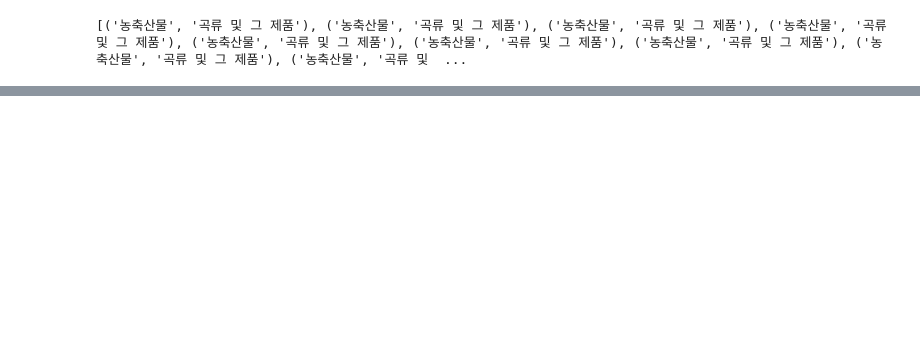
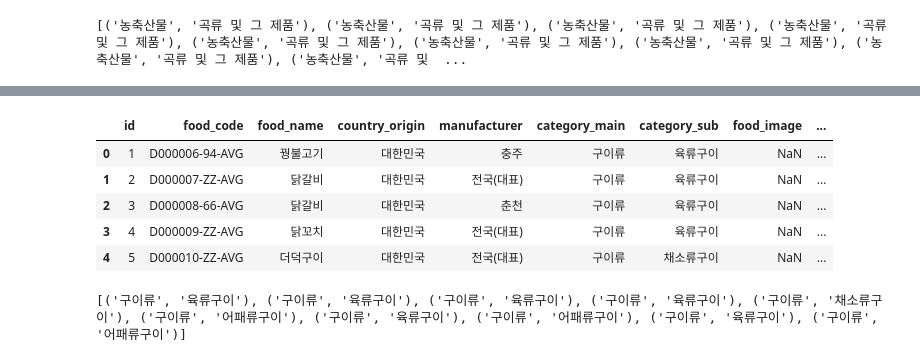
Before and after one commit to DiningCoach-Team/DiningCoach-backend, a Jupyter notebook: diningcoach/data_input/preprocess_csv.ipynb, the cells around one changed output, grey strips where cells are left out. Saved outputs shown, nothing was run; the diff lists cells and outputs as text; code cells hidden in the pictures; blank space fills up the shorter version.

```diff
--- a/diningcoach/data_input/preprocess_csv.ipynb
+++ b/diningcoach/data_input/preprocess_csv.ipynb
@@ -101,0 +116,21 @@ food_data.to_csv('new/fresh_food.csv', index=False)
+# %%
+id_col = list(range(1, len(food_data)+1))
+food_data['id'] = pd.DataFrame({'id' : id_col})
+# %%
+food_data['country_origin'] = food_data['country_origin'].replace(to_replace=[None], value='대한민국')
+food_data.head()
+# %% [output]
+|  | id | food_code | food_name | country_origin | manufacturer | category_main | category_sub | food_image | ... |
+| 0 | 1 | D000006-94-AVG | 꿩불고기 | 대한민국 | 충주 | 구이류 | 육류구이 | NaN | ... |
+| 1 | 2 | D000007-ZZ-AVG | 닭갈비 | 대한민국 | 전국(대표) | 구이류 | 육류구이 | NaN | ... |
+| 2 | 3 | D000008-66-AVG | 닭갈비 | 대한민국 | 춘천 | 구이류 | 육류구이 | NaN | ... |
+| 3 | 4 | D000009-ZZ-AVG | 닭꼬치 | 대한민국 | 전국(대표) | 구이류 | 육류구이 | NaN | ... |
+| 4 | 5 | D000010-ZZ-AVG | 더덕구이 | 대한민국 | 전국(대표) | 구이류 | 채소류구이 | NaN | ... |
+# %%
+cooked_category_main = food_data['category_main'].to_list()
+cooked_category_sub = food_data['category_sub'].to_list()
+
+cooked_category_all = list(zip(cooked_category_main, cooked_category_sub))
+print(cooked_category_all[:10])
+# %% [output]
+[('구이류', '육류구이'), ('구이류', '육류구이'), ('구이류', '육류구이'), ('구이류', '육류구이'), ('구이류', '채소류구이'), ('구이류', '어패류구이'), ('구이류', '육류구이'), ('구이류', '어패류구이'), ('구이류', '육류구이'), ('구이류', '어패류구이')]
```
Also changed, not shown: parts of 3 cells of this notebook, 1 other file.
